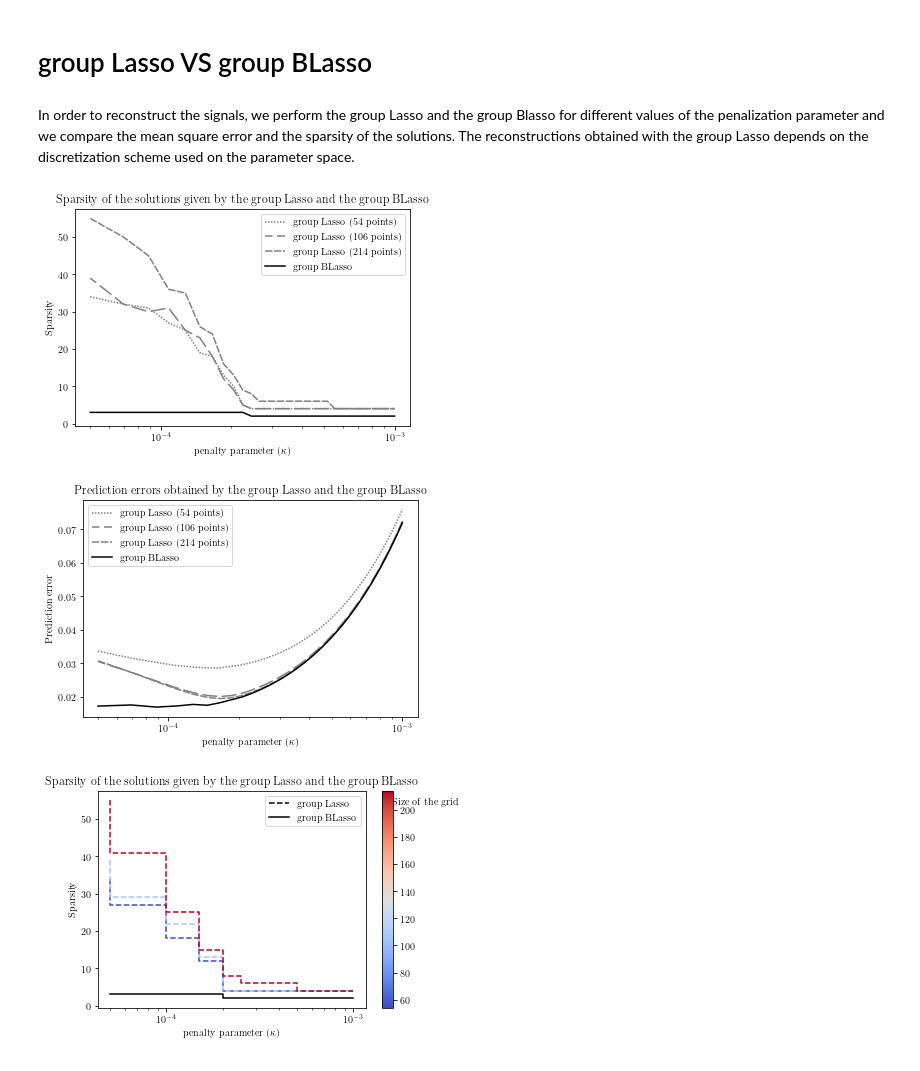
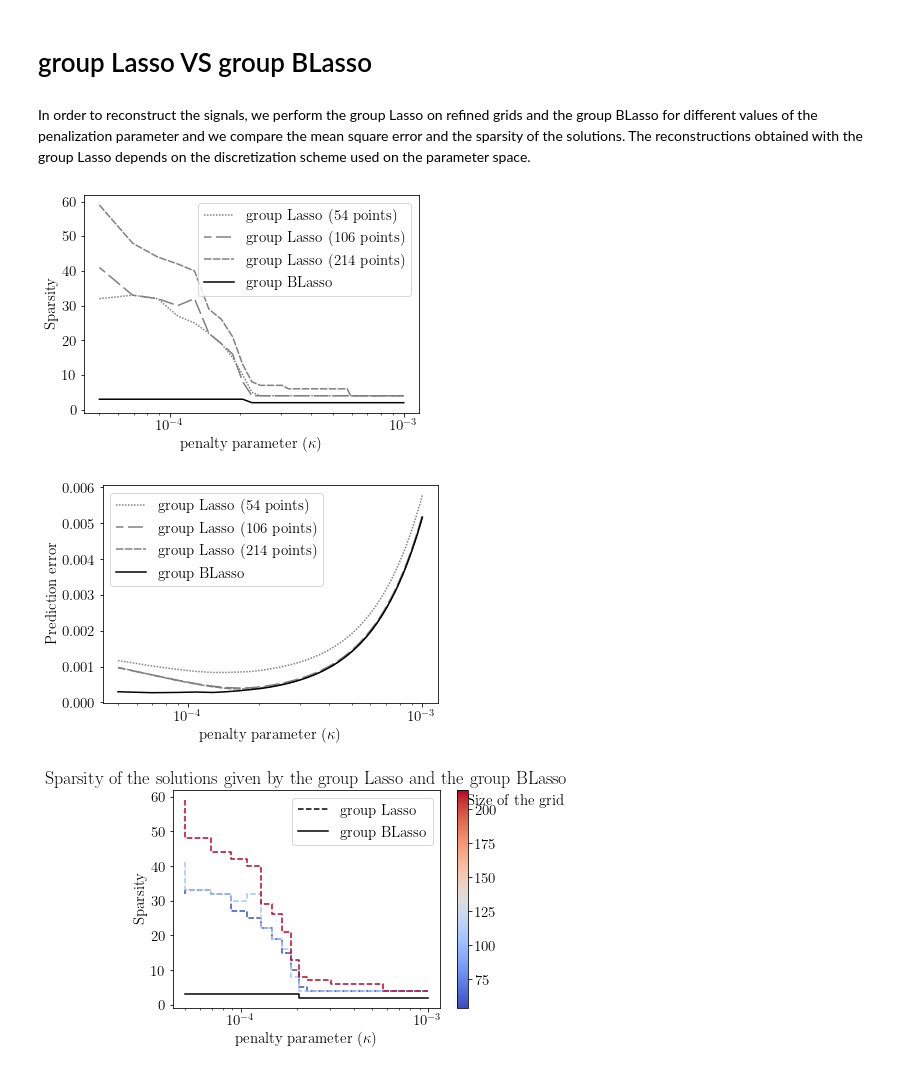
Before and after one commit to ClementHardy/PySFW, a Jupyter notebook: examples/example_comparison_group_lasso.ipynb, the cells around one changed output. Saved outputs shown, nothing was run; the diff lists cells and outputs as text; code cells hidden in the pictures.

```diff
--- a/examples/example_comparison_group_lasso.ipynb
+++ b/examples/example_comparison_group_lasso.ipynb
@@ -124,7 +124,7 @@ K = 50
 # %% [markdown]
 # group Lasso VS group BLasso
 # %% [markdown]
-In order to reconstruct the signals, we perform the group Lasso and the group Blasso for different values of the penalization parameter and we compare the mean square error and the sparsity of the solutions. The reconstructions obtained with the group Lasso depends on the discretization scheme used on the parameter space.
+In order to reconstruct the signals, we perform the group Lasso on refined grids and the group BLasso for different values of the penalization parameter and we compare the mean square error and the sparsity of the solutions. The reconstructions obtained with the group Lasso depends on the discretization scheme used on the parameter space.
 # %%
 nb_refinements = 3
 nb_penalization = 50
@@ -144,7 +144,7 @@ for j in range(nb_penalization):
     parameters_optim = res_optim.dictionary_parameters
     PHI_optim_T = build_Phi(times, parameters_optim, res_optim.sparsity,0, normalized = True,func=phi)
     BPHI_optim = np.dot(B_optim,np.transpose(PHI_optim_T))
-    MSE_GBL[j] =  (1. / np.sqrt(T * n)) * np.linalg.norm(BPHI - BPHI_optim, ord = 'fro')
+    MSE_GBL[j] =  (1. / (T * n)) * np.linalg.norm(BPHI - BPHI_optim, ord = 'fro')**2
     #group Lasso
     for i in range(N_start,nb_refinements+N_start):
         step_grid = delta / (2**i)
@@ -157,7 +157,7 @@ for j in range(nb_penalization):
         design_matrix = build_Phi(times, table, len(grid_parameter), 0, True,expo_1D)
         coef_GL = MultiTaskLasso(alpha = lbda[j] * T /2  , fit_intercept = False).fit(design_matrix, Y.T).coef_
         BPHI_GL = np.dot(coef_GL,design_matrix.T)
-        MSE_grid_GL[i-N_start,j] = (1. / np.sqrt(T * n)) * np.linalg.norm(BPHI - BPHI_GL, ord='fro')
+        MSE_grid_GL[i-N_start,j] = (1. /( T * n)) * np.linalg.norm(BPHI - BPHI_GL, ord='fro')**2
         norms_features = np.linalg.norm(coef_GL,ord = 2, axis = 0)
         sparsity_grid_GL[i-N_start,j] = np.size(norms_features[norms_features > 0])
 # %%
@@ -166,38 +166,40 @@ linestyles = [(0, (1, 1)),(5, (10, 3)),(0, (5, 1))]
 
 plt.rc('text', usetex=True)
 plt.rc('font', family='serif')
+plt.rcParams.update({'font.size': 15})
 fig, ax = plt.subplots()
 for i in range(len(length_grids_GL)):
     ax.plot(lbda, sparsity_grid_GL[i,:], color = 'grey', linestyle = linestyles[i%3], label = 'group Lasso ({} points)'.format(int(length_grids_GL[i])))
 ax.plot(lbda, sparsity_GBL, color = 'black', linestyle = 'solid', label = 'group BLasso')
-ax.set_title('Sparsity of the solutions given by the group Lasso and the group BLasso')
+#ax.set_title('Sparsity of the solutions given by the group Lasso and the group BLasso')
 plt.ylabel('Sparsity')
 plt.xlabel('penalty parameter ($\kappa$)')
 plt.xscale('log')
 plt.legend()
 plt.show()
 # %% [output]
-[figure, old version]
+[figure, new version]
 # %%
 linestyles = [(0, (1, 1)),(5, (10, 3)),(0, (5, 1))]
 
 
 
 plt.rc('text', usetex=True)
 plt.rc('font', family='serif')
+plt.rcParams.update({'font.size': 15})
 fig, ax = plt.subplots()
 for i in range(len(length_grids_GL)):
     ax.plot(lbda, MSE_grid_GL[i,:], color = 'grey', linestyle = linestyles[i%3], label = 'group Lasso ({} points)'.format(int(length_grids_GL[i])))
 ax.plot(lbda, MSE_GBL, color = 'black', linestyle = 'solid', label = 'group BLasso')
 
-ax.set_title('Prediction errors obtained by the group Lasso and the group BLasso')
+#ax.set_title('Prediction errors obtained by the group Lasso and the group BLasso')
 plt.ylabel('Prediction error')
 plt.xlabel('penalty parameter ($\kappa$)')
 plt.legend()
 plt.xscale('log')
 plt.show()
 # %% [output]
-[figure, old version]
+[figure, new version]
 # %%
 
 param_values = length_grids_GL
@@ -230,7 +232,7 @@ plt.xlabel('penalty parameter ($\kappa$)')
 plt.xscale('log')
 plt.show()
 # %% [output]
-[figure, old version]
+[figure, new version]
 # %%
 
 plt.rc('text', usetex=True)
```
Also changed, not shown: parts of 2 cells of this notebook.
